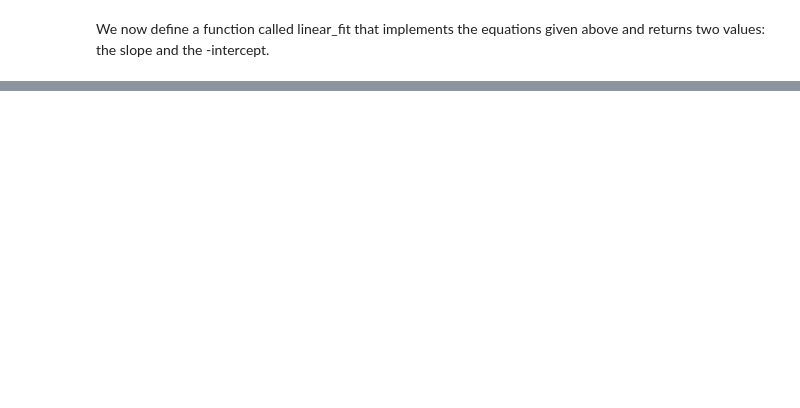
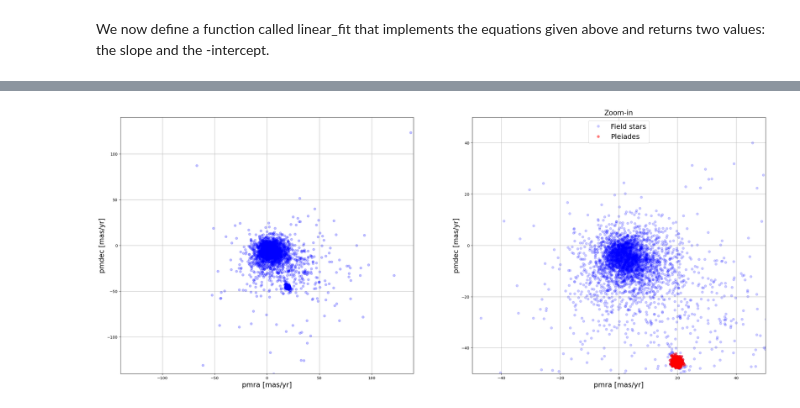
Before and after one commit to Ruben94astro/Python-data-course, a Jupyter notebook: Cv .ipynb, the cells around one changed output, grey strips where cells are left out. Cells and saved outputs as stored; diff of their text form; code cells hidden in the pictures; blank space fills up the shorter version.

```diff
--- a/Cv .ipynb
+++ b/Cv .ipynb
@@ -339,0 +383,16 @@ masked_array(data=[25.4978, 22.96463, --, ..., 21.84553, 23.60026,
+# %%
+from astroquery.gaia import Gaia
+
+
+radius  = 1.0
+inp_ra  = 56.87125
+inp_dec = 24.10493
+
+query = f"SELECT * FROM gaiadr3.gaia_source_lite \
+WHERE DISTANCE(POINT({inp_ra}, {inp_dec}),POINT(ra, dec)) < {radius} AND \
+ruwe <1.4 AND parallax_over_error >10"
+
+job     = Gaia.launch_job_async(query)
+results = job.get_results()
+print(f'Table size (rows): {len(results)}')
+results['SOURCE_ID', 'ra', 'dec', 'pmra' ,'pmdec', 'parallax']
@@ -339,0 +419,50 @@ masked_array(data=[25.4978, 22.96463, --, ..., 21.84553, 23.60026,
+# %%
+
+# Selecting Pleiades candidate members in the PMRA-PMDEC space
+radius_pm = 3   # Radius in the PMRA-PMDEC space to select Pleiades sample
+pmra_c    = 20  # Approximate center of the Pleiades Cluster pmra.
+pmdec_c   = -45 # Approximate center of the Pleiades Cluster pmdec.
+els       = np.sqrt((results['pmra'] - pmra_c)**2 + (results['pmdec'] - pmdec_c)**2) < radius_pm  # Pleiades selection
+pl_samp   = results[els]  # Selected stars as Pleiades candidates
+
+# Canvas function (if you don't have make_canvas, this is an alternative)
+def make_canvas(title='', xlabel='', ylabel='', fontsize=18, show_grid=True, show_legend=False):
+    plt.title(title, fontsize=fontsize)
+    plt.xlabel(xlabel, fontsize=fontsize)
+    plt.ylabel(ylabel, fontsize=fontsize)
+    if show_grid:
+        plt.grid(True)
+    if show_legend:
+        plt.legend(fontsize=fontsize)
+
+# Plot Configuration and Panels ============================
+
+fig = plt.figure(figsize=[30,12])  # Figure size
+fontsize = 18  # Font size for labels and title
+
+# Panel 1 ===============
+plt.subplot(121)  # Subplot 1 (left)
+plt.plot(results['pmra'], results['pmdec'], 'bo', alpha=0.25)  # Field stars in blue
+make_canvas(xlabel='pmra [mas/yr]', ylabel='pmdec [mas/yr]', fontsize=fontsize, show_grid=True)
+
+z_fac = 140  # Zoom factor
+plt.xlim([-z_fac, z_fac])  # Set X-axis limits
+plt.ylim([-z_fac, z_fac])  # Set Y-axis limits
+
+# Panel 2 ===============
+plt.subplot(122)  # Subplot 2 (right)
+plt.plot(results['pmra'], results['pmdec'], 'bo', alpha=0.20, label='Field stars')  # Field stars
+plt.plot(pl_samp['pmra'], pl_samp['pmdec'], 'ro', alpha=0.50, label='Pleiades')  # Pleiades candidate members in red
+
+z_fac = 50  # Zoom factor for the right panel
+plt.xlim([-z_fac, z_fac])  # Set X-axis limits
+plt.ylim([-z_fac, z_fac])  # Set Y-axis limits
+
+# Add title and labels
+make_canvas(title='Zoom-in', xlabel='pmra [mas/yr]', ylabel='pmdec [mas/yr]', fontsize=fontsize, show_grid=True, show_legend=True)
+
+# Show the plot
+plt.savefig("fig19.pdf")
+plt.show()
+# %% [output]
+[figure, added]
```
Also changed, not shown: parts of 18 cells of this notebook.
